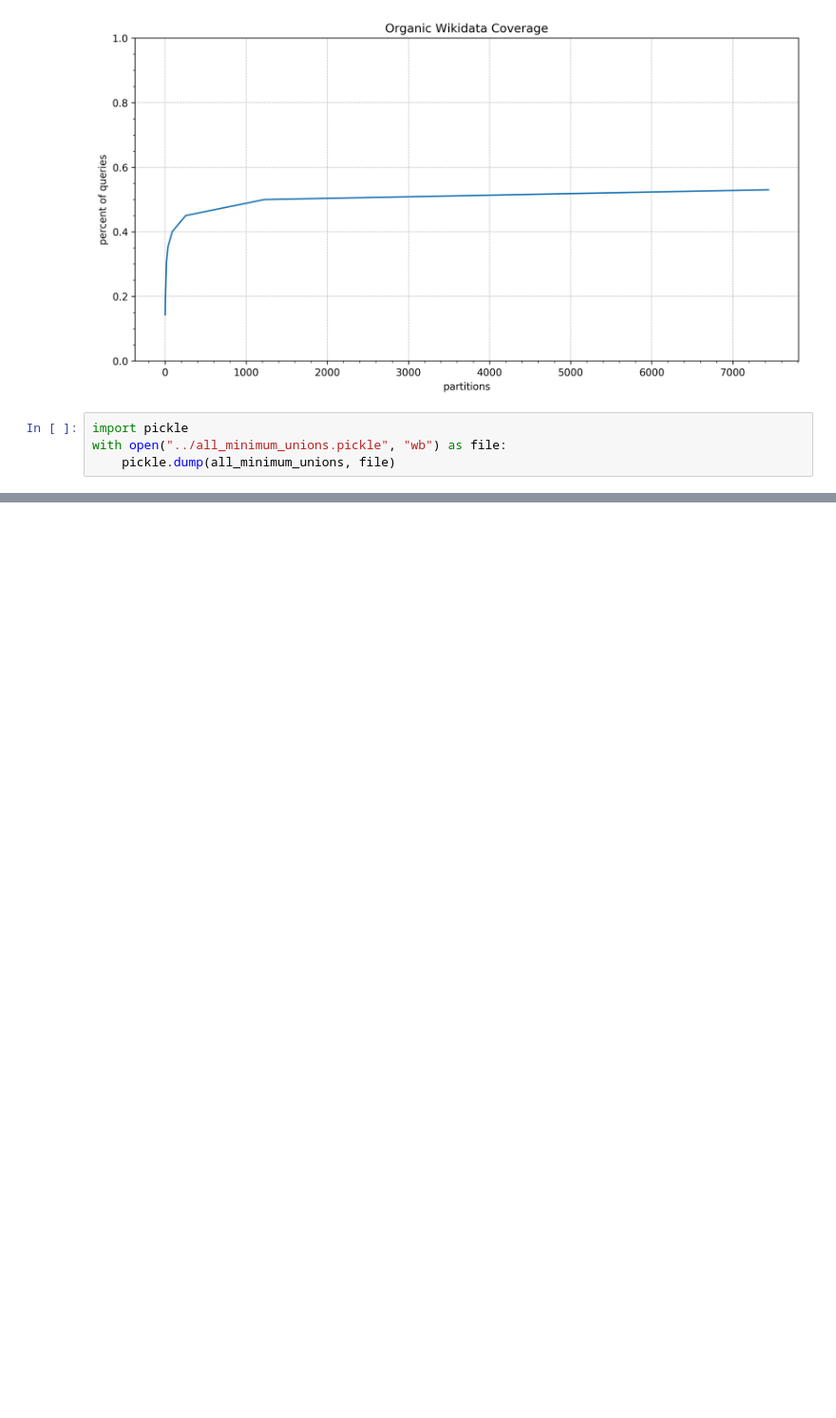
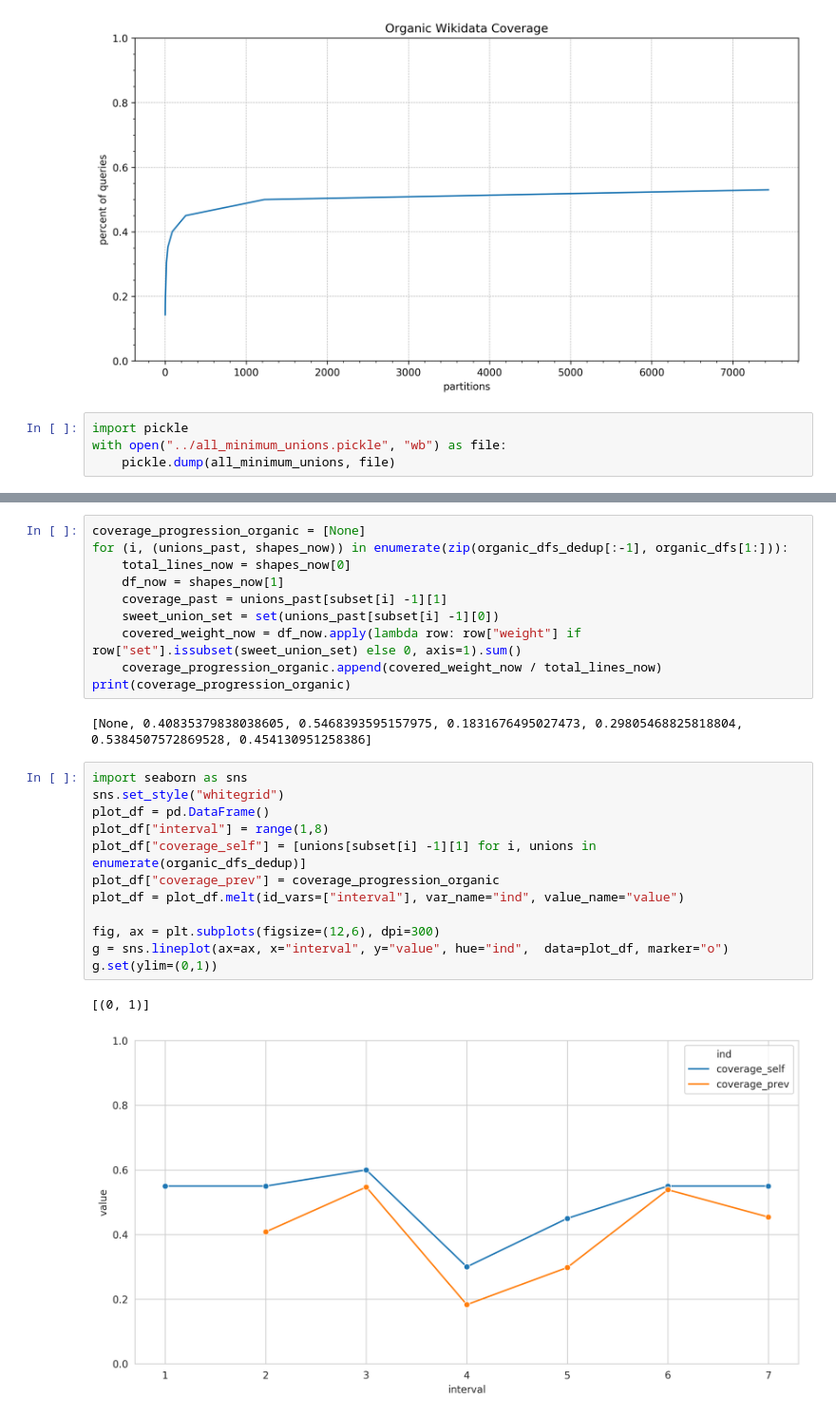
Before and after one commit to aWdas/wu-bachelor-thesis, a Jupyter notebook: log-statistics/weighted-minimum-union.ipynb, the cells around one changed output, grey strips where cells are left out. Shown at 95% size. Saved outputs shown, nothing was run; the diff lists cells and outputs as text; blank space fills up the shorter version.

```diff
--- a/log-statistics/weighted-minimum-union.ipynb
+++ b/log-statistics/weighted-minimum-union.ipynb
@@ -292,0 +339,27 @@ all_minimum_unions
+# %%
+coverage_progression_organic = [None]
+for (i, (unions_past, shapes_now)) in enumerate(zip(organic_dfs_dedup[:-1], organic_dfs[1:])):
+    total_lines_now = shapes_now[0]
+    df_now = shapes_now[1]
+    coverage_past = unions_past[subset[i] -1][1]
+    sweet_union_set = set(unions_past[subset[i] -1][0])
+    covered_weight_now = df_now.apply(lambda row: row["weight"] if row["set"].issubset(sweet_union_set) else 0, axis=1).sum()
+    coverage_progression_organic.append(covered_weight_now / total_lines_now)
+print(coverage_progression_organic)
+# %% [output]
+[None, 0.40835379838038605, 0.5468393595157975, 0.1831676495027473, 0.29805468825818804, 0.5384507572869528, 0.454130951258386]
+# %%
+import seaborn as sns
+sns.set_style("whitegrid")
+plot_df = pd.DataFrame()
+plot_df["interval"] = range(1,8)
+plot_df["coverage_self"] = [unions[subset[i] -1][1] for i, unions in enumerate(organic_dfs_dedup)]
+plot_df["coverage_prev"] = coverage_progression_organic
+plot_df = plot_df.melt(id_vars=["interval"], var_name="ind", value_name="value")
+
+fig, ax = plt.subplots(figsize=(12,6), dpi=300)
+g = sns.lineplot(ax=ax, x="interval", y="value", hue="ind",  data=plot_df, marker="o")
+g.set(ylim=(0,1))
+# %% [output]
+[(0, 1)]
+[figure, added]
```
Also changed, not shown: parts of 22 cells of this notebook, 10 other files.
